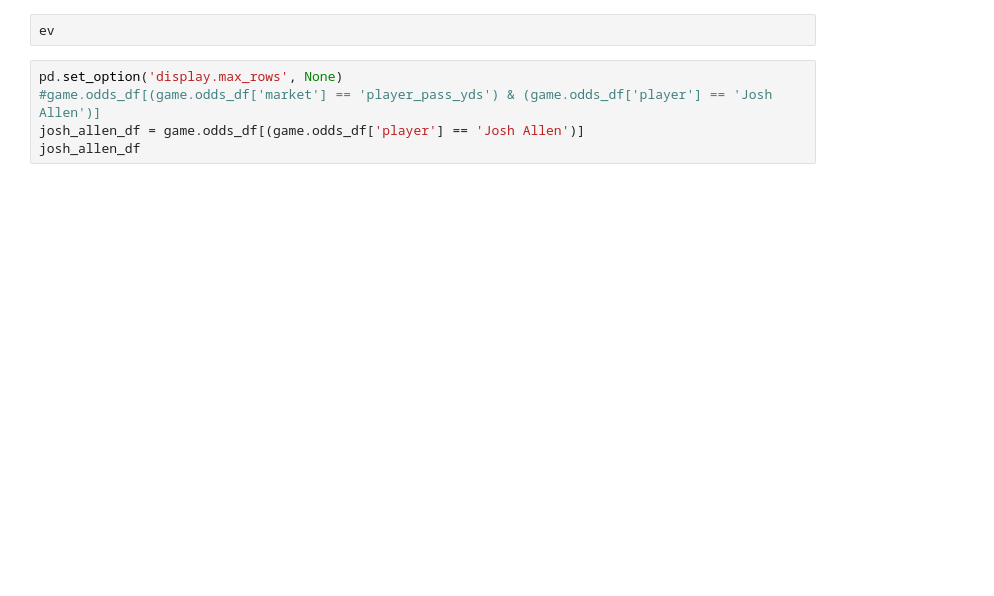
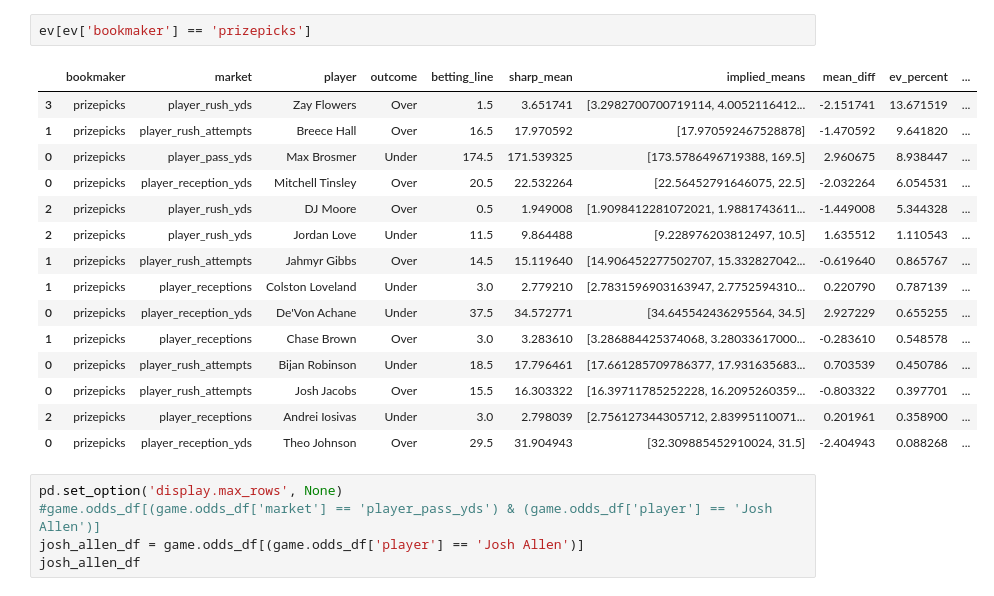
Before and after one commit to jaack4/evbet, a Jupyter notebook: test.ipynb, the cells around one changed output. Saved outputs shown, nothing was run; the diff lists cells and outputs as text; blank space fills up the shorter version.

```diff
--- a/test.ipynb
+++ b/test.ipynb
@@ -62,5 +95,21 @@ KeyError: 'ev'
 # %%
-ev
+ev[ev['bookmaker'] == 'prizepicks']
+# %% [output]
+|  | bookmaker | market | player | outcome | betting_line | sharp_mean | implied_means | mean_diff | ev_percent | ... |
+| 3 | prizepicks | player_rush_yds | Zay Flowers | Over | 1.5 | 3.651741 | [3.2982700700719114, 4.0052116412... | -2.151741 | 13.671519 | ... |
+| 1 | prizepicks | player_rush_attempts | Breece Hall | Over | 16.5 | 17.970592 | [17.970592467528878] | -1.470592 | 9.641820 | ... |
+| 0 | prizepicks | player_pass_yds | Max Brosmer | Under | 174.5 | 171.539325 | [173.5786496719388, 169.5] | 2.960675 | 8.938447 | ... |
+| 0 | prizepicks | player_reception_yds | Mitchell Tinsley | Over | 20.5 | 22.532264 | [22.56452791646075, 22.5] | -2.032264 | 6.054531 | ... |
+| 2 | prizepicks | player_rush_yds | DJ Moore | Over | 0.5 | 1.949008 | [1.9098412281072021, 1.9881743611... | -1.449008 | 5.344328 | ... |
+| 2 | prizepicks | player_rush_yds | Jordan Love | Under | 11.5 | 9.864488 | [9.228976203812497, 10.5] | 1.635512 | 1.110543 | ... |
+| 1 | prizepicks | player_rush_attempts | Jahmyr Gibbs | Over | 14.5 | 15.119640 | [14.906452277502707, 15.332827042... | -0.619640 | 0.865767 | ... |
+| 1 | prizepicks | player_receptions | Colston Loveland | Under | 3.0 | 2.779210 | [2.7831596903163947, 2.7752594310... | 0.220790 | 0.787139 | ... |
+| 0 | prizepicks | player_reception_yds | De'Von Achane | Under | 37.5 | 34.572771 | [34.645542436295564, 34.5] | 2.927229 | 0.655255 | ... |
+| 1 | prizepicks | player_receptions | Chase Brown | Over | 3.0 | 3.283610 | [3.286884425374068, 3.28033617000... | -0.283610 | 0.548578 | ... |
+| 0 | prizepicks | player_rush_attempts | Bijan Robinson | Under | 18.5 | 17.796461 | [17.661285709786377, 17.931635683... | 0.703539 | 0.450786 | ... |
+| 0 | prizepicks | player_rush_attempts | Josh Jacobs | Over | 15.5 | 16.303322 | [16.39711785252228, 16.2095260359... | -0.803322 | 0.397701 | ... |
+| 2 | prizepicks | player_receptions | Andrei Iosivas | Under | 3.0 | 2.798039 | [2.756127344305712, 2.83995110071... | 0.201961 | 0.358900 | ... |
+| 0 | prizepicks | player_reception_yds | Theo Johnson | Over | 29.5 | 31.904943 | [32.309885452910024, 31.5] | -2.404943 | 0.088268 | ... |
 # %%
 pd.set_option('display.max_rows', None)
 #game.odds_df[(game.odds_df['market'] == 'player_pass_yds') & (game.odds_df['player'] == 'Josh Allen')]
```
Also changed, not shown: parts of 3 cells of this notebook, 5 other files.
